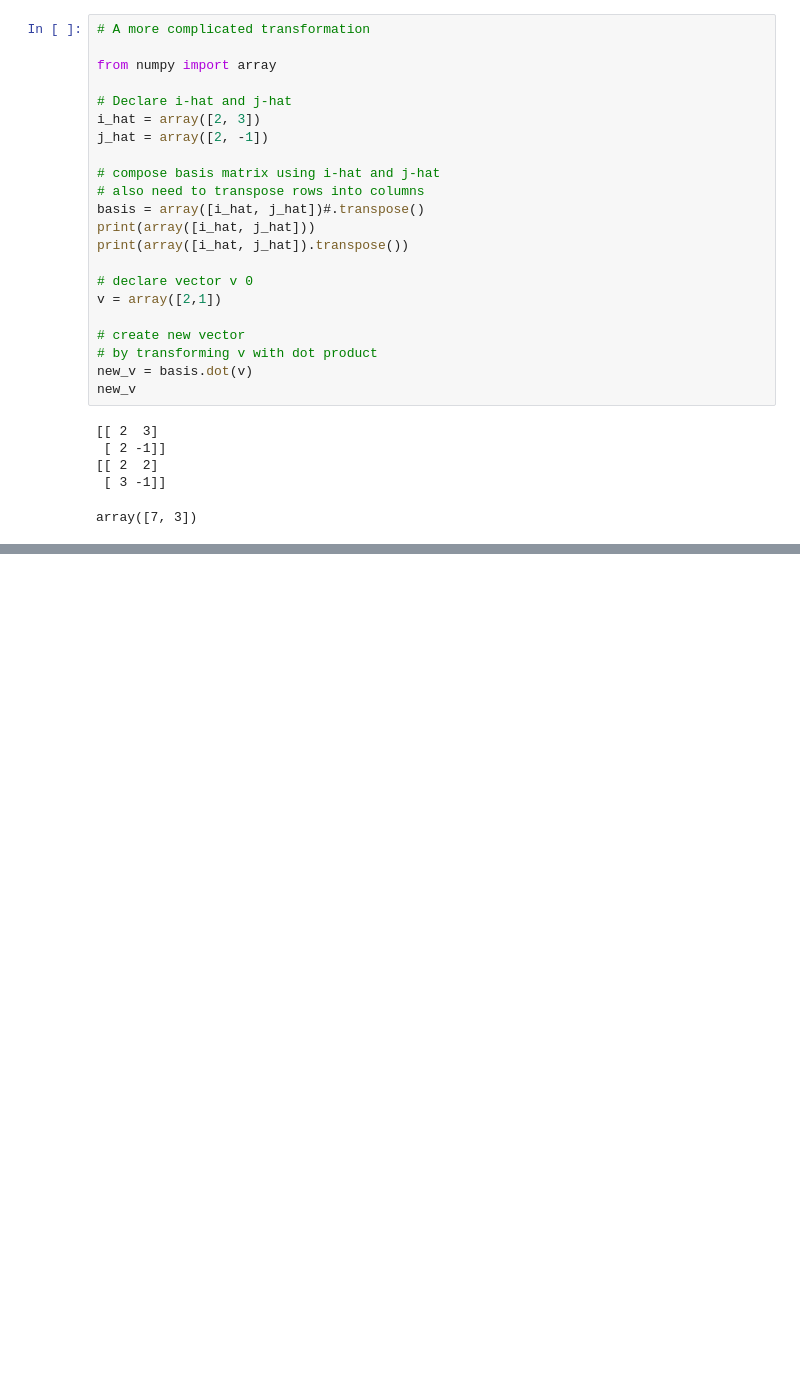
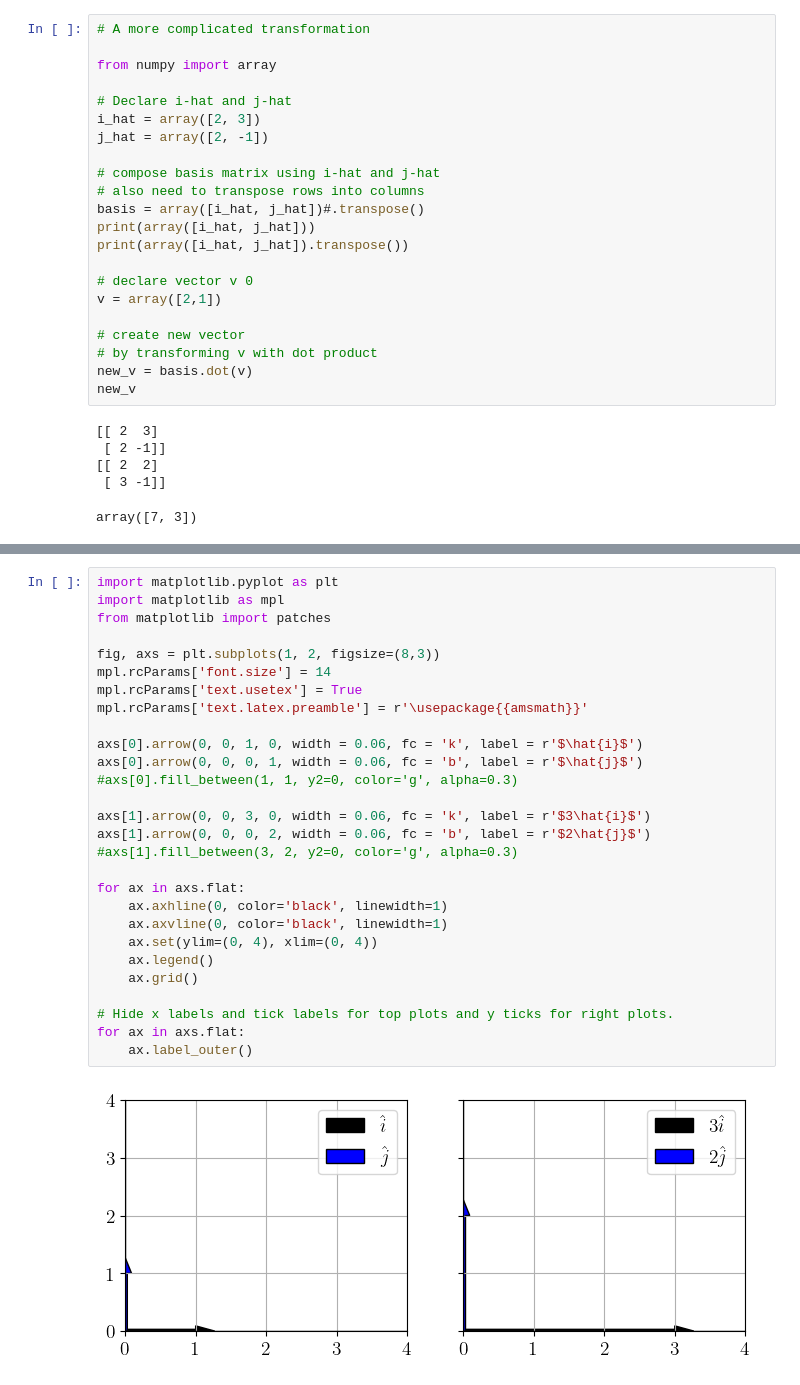
Before and after one commit to mlvhub/quant-learning, a Jupyter notebook: essential-math-for-data-science/04-linear-algebra.ipynb, the cells around one changed output, grey strips where cells are left out. Cells and saved outputs as stored; diff of their text form; blank space fills up the shorter version.

```diff
--- a/essential-math-for-data-science/04-linear-algebra.ipynb
+++ b/essential-math-for-data-science/04-linear-algebra.ipynb
@@ -506,0 +612,30 @@ Think of *matrix multiplication* as applying multiple transformations to a vecto
+# %%
+import matplotlib.pyplot as plt
+import matplotlib as mpl
+from matplotlib import patches
+
+fig, axs = plt.subplots(1, 2, figsize=(8,3))
+mpl.rcParams['font.size'] = 14
+mpl.rcParams['text.usetex'] = True
+mpl.rcParams['text.latex.preamble'] = r'\usepackage{{amsmath}}'
+
+axs[0].arrow(0, 0, 1, 0, width = 0.06, fc = 'k', label = r'$\hat{i}$')
+axs[0].arrow(0, 0, 0, 1, width = 0.06, fc = 'b', label = r'$\hat{j}$')
+#axs[0].fill_between(1, 1, y2=0, color='g', alpha=0.3)
+
+axs[1].arrow(0, 0, 3, 0, width = 0.06, fc = 'k', label = r'$3\hat{i}$')
+axs[1].arrow(0, 0, 0, 2, width = 0.06, fc = 'b', label = r'$2\hat{j}$')
+#axs[1].fill_between(3, 2, y2=0, color='g', alpha=0.3)
+
+for ax in axs.flat:
+    ax.axhline(0, color='black', linewidth=1)
+    ax.axvline(0, color='black', linewidth=1)
+    ax.set(ylim=(0, 4), xlim=(0, 4))
+    ax.legend()
+    ax.grid()
+
+# Hide x labels and tick labels for top plots and y ticks for right plots.
+for ax in axs.flat:
+    ax.label_outer()
+# %% [output]
+[figure, added]
```
Also changed, not shown: parts of 23 cells of this notebook.
